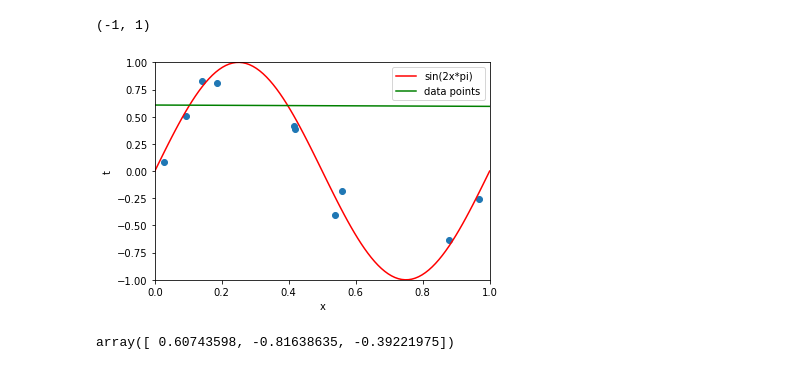
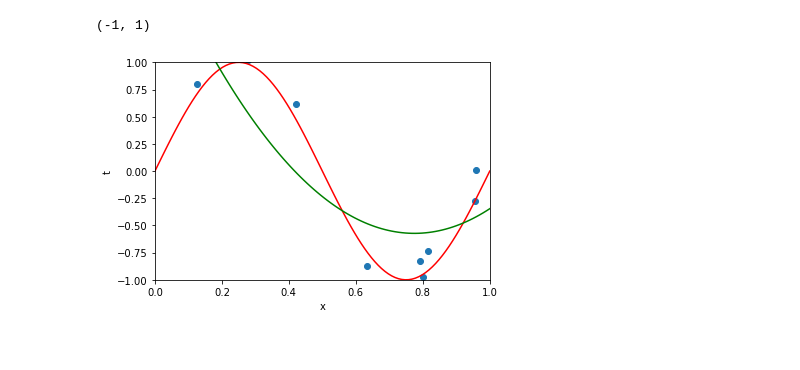
Before and after one commit to chaue/LBFModel, a Jupyter notebook: LinearBasisFunctionModel.ipynb, the cells around one changed output. Saved outputs shown, nothing was run; the diff lists cells and outputs as text; code cells hidden in the pictures.

```diff
--- a/LinearBasisFunctionModel.ipynb
+++ b/LinearBasisFunctionModel.ipynb
@@ -31,19 +33,17 @@ wML = np.dot(test, t.T)
 # %%
 MLvals = wML[1]*f + wML[2]*f + wML[0]
 
 fig = plt.figure()
-plt.scatter(x, t)
+plt.xlim(0, 1)
+plt.ylim(-2, 2)
+plt.scatter(matdata['x'], test_t)
 plt.plot(f, np.sin(2*f*np.pi), 'r')
-plt.plot(MLvals, 'g')
+plt.plot(f, MLmodelvals, 'g')
 #plt.legend(['sin(2x*pi)', 'data points'])
 plt.xlabel('x')
 plt.ylabel('t')
 plt.xlim(0, 1)
 plt.ylim(-1, 1)
 # %% [output]
 (-1, 1)
-[figure, old version]
+[figure, new version]
-# %%
-wML
-# %% [output]
-array([ 0.60743598, -0.81638635, -0.39221975])
```
Also changed, not shown: parts of 4 cells of this notebook.
